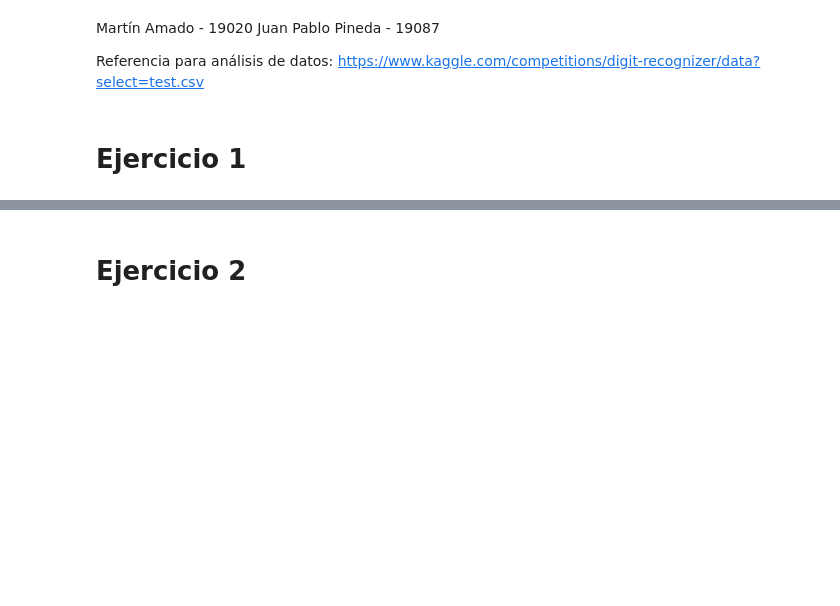
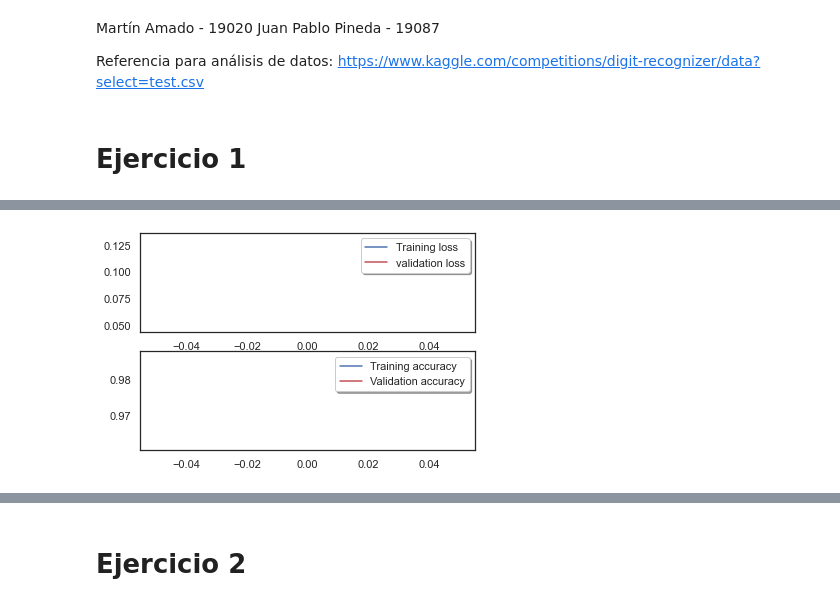
Before and after one commit to JuanPineda115/DS-Lab3, a Jupyter notebook: lab3.ipynb, the cells around one changed output, grey strips where cells are left out. Saved outputs shown, nothing was run; the diff lists cells and outputs as text; code cells hidden in the pictures; blank space fills up the shorter version.

```diff
--- a/lab3.ipynb
+++ b/lab3.ipynb
@@ -27,0 +172,28 @@ from apyori import apriori
+# %%
+learning_rate_reduction = ReduceLROnPlateau(monitor='val_accuracy',
+                                            patience=3,
+                                            verbose=1,
+                                            factor=0.5,
+                                            min_lr=0.00001)
+# %%
+epochs = 1 # Turn epochs to 30 to get 0.9967 accuracy
+batch_size = 86
+# %%
+datagen = ImageDataGenerator(
+        featurewise_center=False,  # set input mean to 0 over the dataset
+        samplewise_center=False,  # set each sample mean to 0
+        featurewise_std_normalization=False,  # divide inputs by std of the dataset
+        samplewise_std_normalization=False,  # divide each input by its std
+        zca_whitening=False,  # apply ZCA whitening
+        rotation_range=10,  # randomly rotate images in the range (degrees, 0 to 180)
+        zoom_range = 0.1, # Randomly zoom image
+        width_shift_range=0.1,  # randomly shift images horizontally (fraction of total width)
+        height_shift_range=0.1,  # randomly shift images vertically (fraction of total height)
+        horizontal_flip=False,  # randomly flip images
+        vertical_flip=False)  # randomly flip images
+
+datagen.fit(X_train)
+# %%
+history = model.fit_generator(datagen.flow(X_train, Y_train, batch_size=batch_size),
+                              epochs=epochs, validation_data=(X_val, Y_val),
+                              verbose=2, steps_per_epoch=X_train.shape[0] // batch_size, callbacks=[learning_rate_reduction])
@@ -27,0 +202,11 @@ from apyori import apriori
+# %%
+fig, ax = plt.subplots(2,1)
+ax[0].plot(history.history['loss'], color='b', label="Training loss")
+ax[0].plot(history.history['val_loss'], color='r', label="validation loss",axes =ax[0])
+legend = ax[0].legend(loc='best', shadow=True)
+
+ax[1].plot(history.history['accuracy'], color='b', label="Training accuracy")
+ax[1].plot(history.history['val_accuracy'], color='r',label="Validation accuracy")
+legend = ax[1].legend(loc='best', shadow=True)
+# %% [output]
+[figure, added]
```
Also changed, not shown: parts of 53 cells of this notebook, 1 other file.
